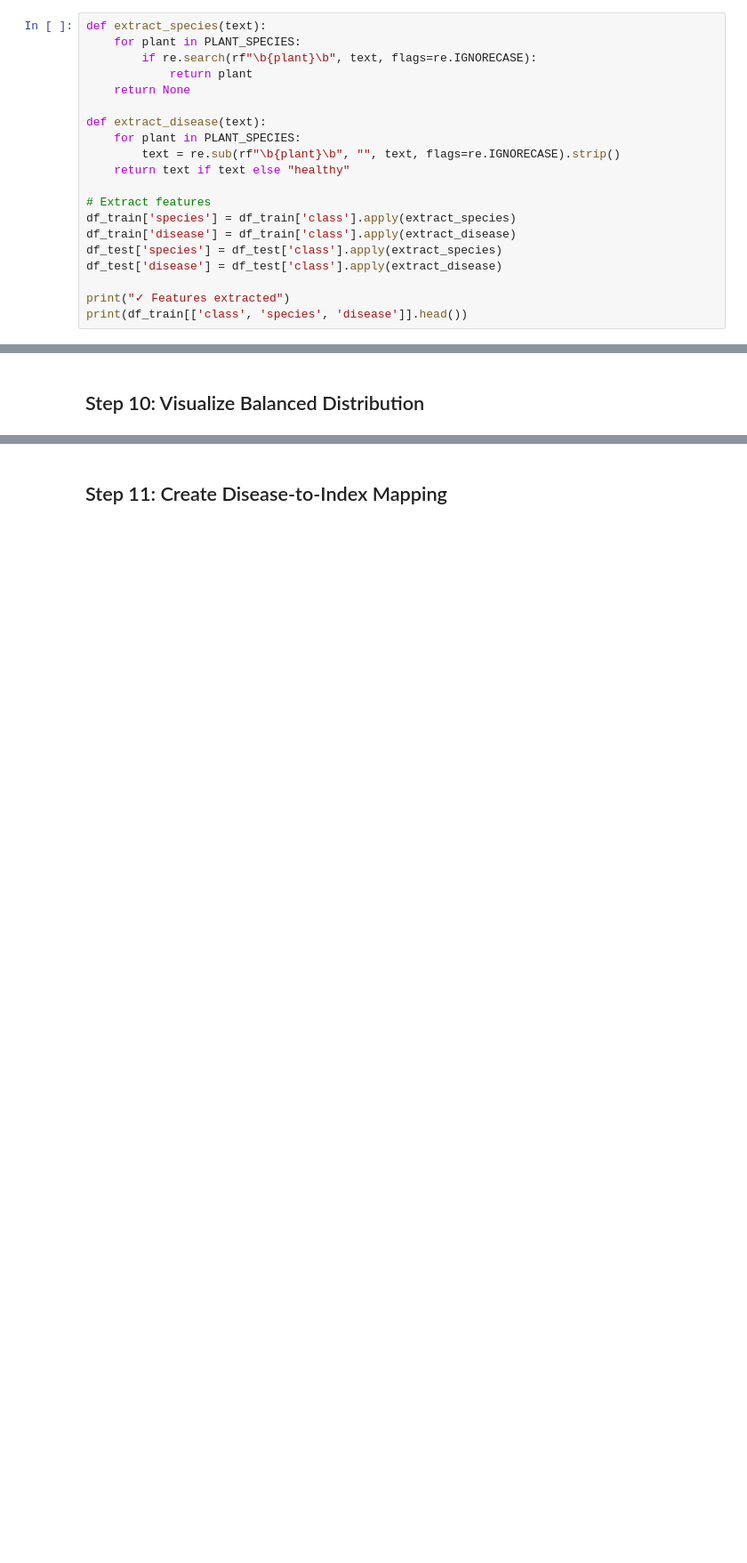
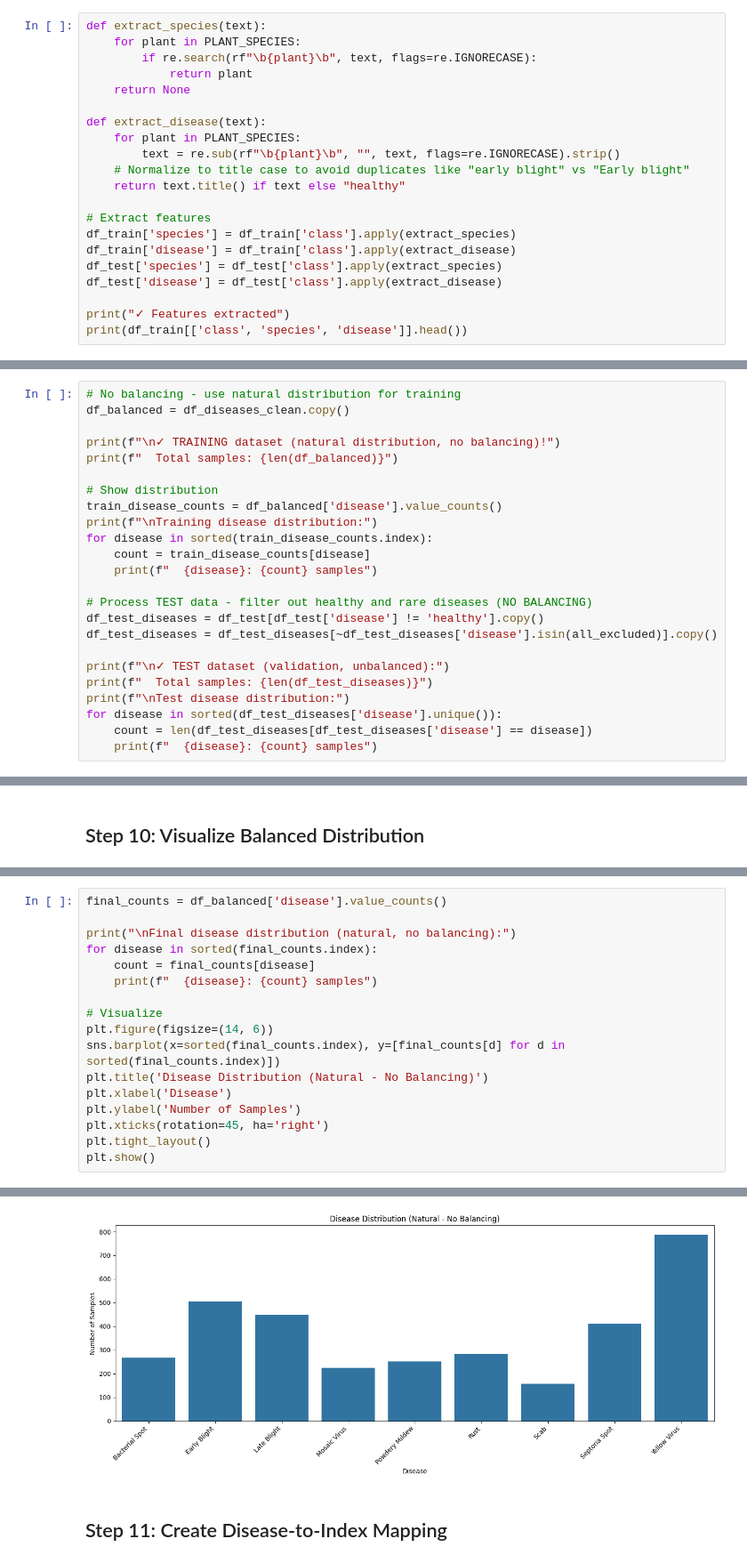
Before and after one commit to Tanguyrhd/PlantDoc-Object-Detection, a Jupyter notebook: notebooks/pipeline_diseases.ipynb, the cells around one changed output, grey strips where cells are left out. Shown at 89% size. Cells and saved outputs as stored; diff of their text form; blank space fills up the shorter version.

Commit message:
pipeline advanced and test of the three model

```diff
--- a/notebooks/pipeline_diseases.ipynb
+++ b/notebooks/pipeline_diseases.ipynb
@@ -86,7 +95,8 @@ def extract_species(text):
 def extract_disease(text):
     for plant in PLANT_SPECIES:
         text = re.sub(rf"\b{plant}\b", "", text, flags=re.IGNORECASE).strip()
-    return text if text else "healthy"
+    # Normalize to title case to avoid duplicates like "early blight" vs "Early blight"
+    return text.title() if text else "healthy"
 
 # Extract features
 df_train['species'] = df_train['class'].apply(extract_species)
@@ -212,0 +291,24 @@ print(f"  Total samples: {len(df_balanced)}")
+# %%
+# No balancing - use natural distribution for training
+df_balanced = df_diseases_clean.copy()
+
+print(f"\n✓ TRAINING dataset (natural distribution, no balancing)!")
+print(f"  Total samples: {len(df_balanced)}")
+
+# Show distribution
+train_disease_counts = df_balanced['disease'].value_counts()
+print(f"\nTraining disease distribution:")
+for disease in sorted(train_disease_counts.index):
+    count = train_disease_counts[disease]
+    print(f"  {disease}: {count} samples")
+
+# Process TEST data - filter out healthy and rare diseases (NO BALANCING)
+df_test_diseases = df_test[df_test['disease'] != 'healthy'].copy()
+df_test_diseases = df_test_diseases[~df_test_diseases['disease'].isin(all_excluded)].copy()
+
+print(f"\n✓ TEST dataset (validation, unbalanced):")
+print(f"  Total samples: {len(df_test_diseases)}")
+print(f"\nTest disease distribution:")
+for disease in sorted(df_test_diseases['disease'].unique()):
+    count = len(df_test_diseases[df_test_diseases['disease'] == disease])
+    print(f"  {disease}: {count} samples")
@@ -233,0 +354,18 @@ plt.show()
+# %%
+final_counts = df_balanced['disease'].value_counts()
+
+print("\nFinal disease distribution (natural, no balancing):")
+for disease in sorted(final_counts.index):
+    count = final_counts[disease]
+    print(f"  {disease}: {count} samples")
+
+# Visualize
+plt.figure(figsize=(14, 6))
+sns.barplot(x=sorted(final_counts.index), y=[final_counts[d] for d in sorted(final_counts.index)])
+plt.title('Disease Distribution (Natural - No Balancing)')
+plt.xlabel('Disease')
+plt.ylabel('Number of Samples')
+plt.xticks(rotation=45, ha='right')
+plt.tight_layout()
+plt.show()
+# %% [output]
@@ -234,3 +382,4 @@ plt.show()
+[figure, added]
 # %% [markdown]
 ## Step 11: Create Disease-to-Index Mapping
 # %%
```
Also changed, not shown: parts of 19 cells of this notebook, 3 other files.
